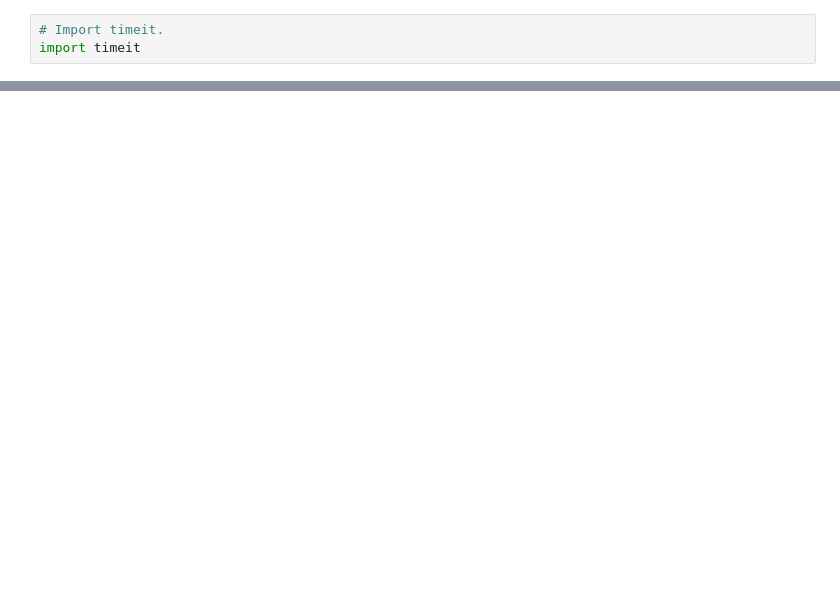
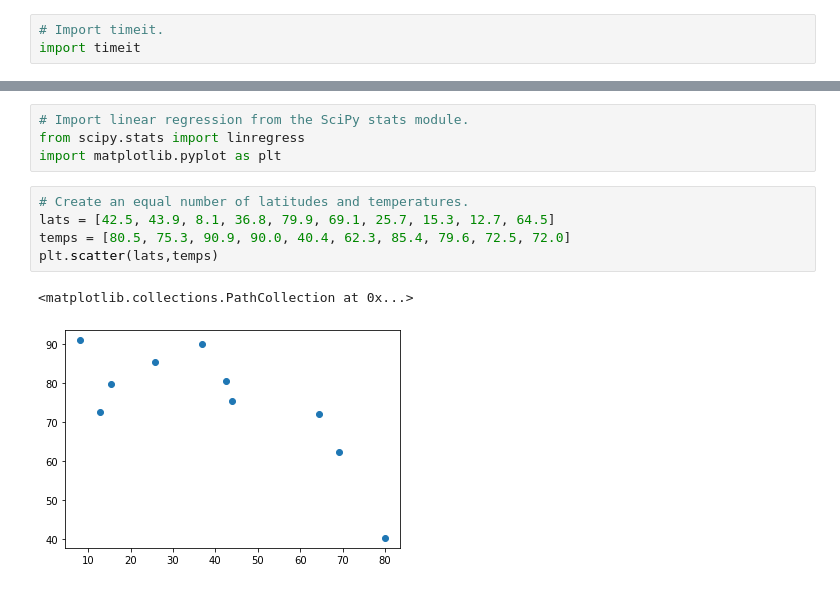
Before and after one commit to lscherger/World_Weather_Analysis, a Jupyter notebook: random_numbers.ipynb, the cells around one changed output, grey strips where cells are left out. Drawn from its saved outputs; the diff is of its cells as text; blank space fills up the shorter version.

```diff
--- a/random_numbers.ipynb
+++ b/random_numbers.ipynb
@@ -78,0 +80,12 @@ def latitudes(size):
+# %%
+# Import linear regression from the SciPy stats module.
+from scipy.stats import linregress
+import matplotlib.pyplot as plt
+# %%
+# Create an equal number of latitudes and temperatures.
+lats = [42.5, 43.9, 8.1, 36.8, 79.9, 69.1, 25.7, 15.3, 12.7, 64.5]
+temps = [80.5, 75.3, 90.9, 90.0, 40.4, 62.3, 85.4, 79.6, 72.5, 72.0]
+plt.scatter(lats,temps)
+# %% [output]
+<matplotlib.collections.PathCollection at 0x...>
+[figure, added]
```
Also changed, not shown: parts of 12 cells of this notebook, 2 other files.
